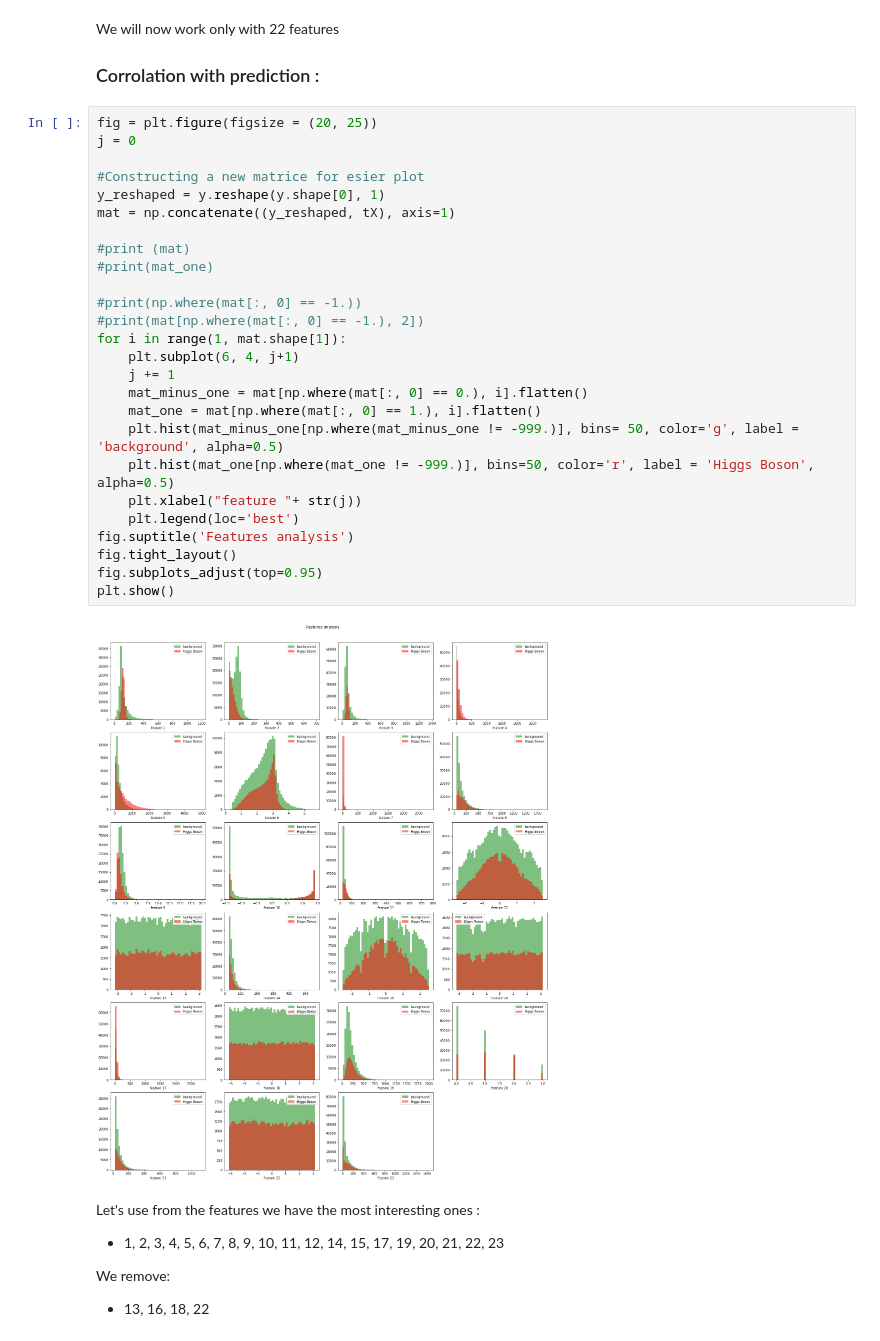
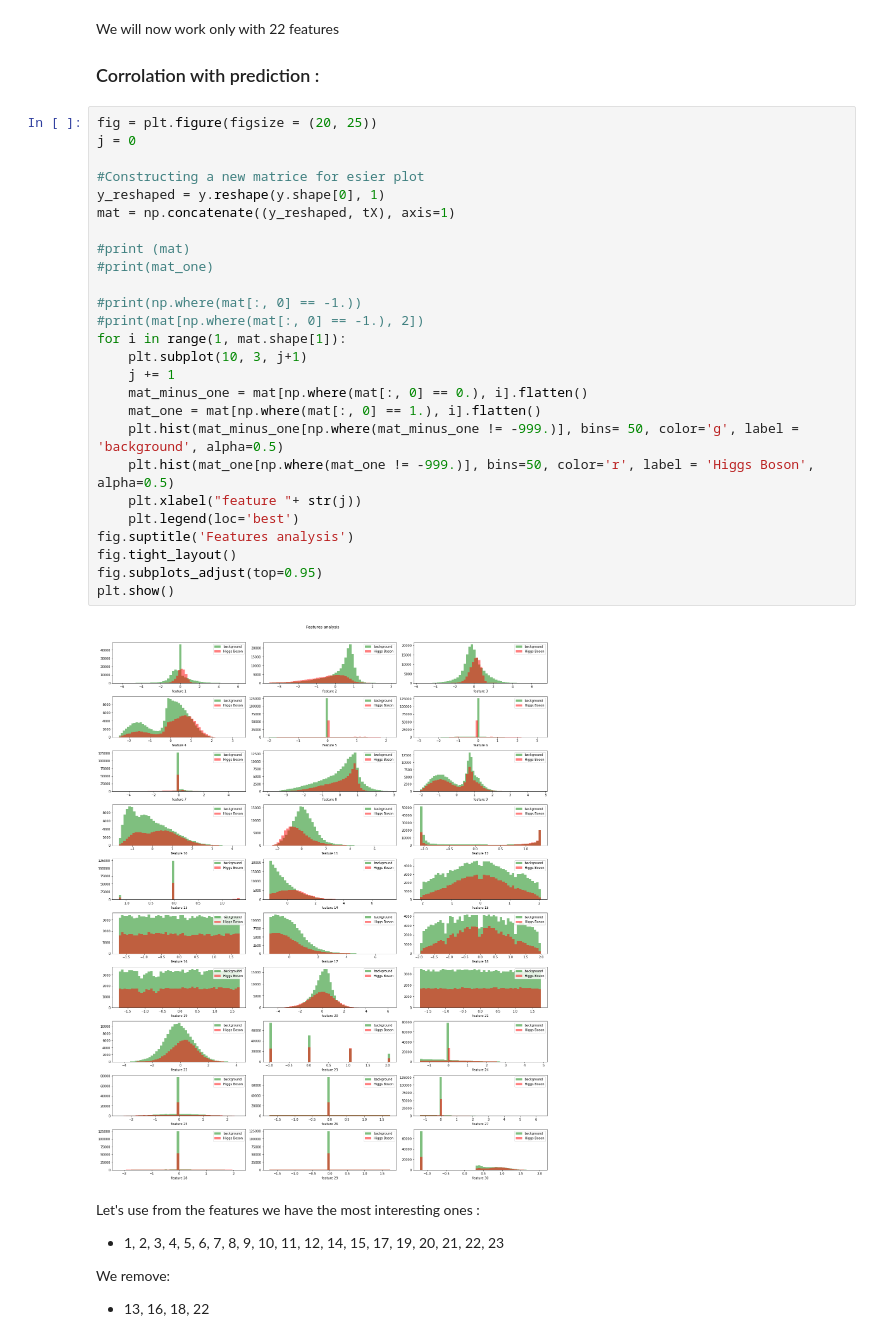
Before and after one commit to CS-433/ml-project-1-mgo, a Jupyter notebook: project1/scripts/project1.ipynb, the cells around one changed output. Saved outputs shown, nothing was run; the diff lists cells and outputs as text.

```diff
--- a/project1/scripts/project1.ipynb
+++ b/project1/scripts/project1.ipynb
@@ -639,31 +644,31 @@ We will now work only with 22 features
 # %%
 fig = plt.figure(figsize = (20, 25))
 j = 0
 
 #Constructing a new matrice for esier plot
 y_reshaped = y.reshape(y.shape[0], 1)
 mat = np.concatenate((y_reshaped, tX), axis=1)
 
 #print (mat)
 #print(mat_one)
 
 #print(np.where(mat[:, 0] == -1.))
 #print(mat[np.where(mat[:, 0] == -1.), 2])
 for i in range(1, mat.shape[1]):
-    plt.subplot(6, 4, j+1)
+    plt.subplot(10, 3, j+1)
     j += 1
     mat_minus_one = mat[np.where(mat[:, 0] == 0.), i].flatten()
     mat_one = mat[np.where(mat[:, 0] == 1.), i].flatten()
     plt.hist(mat_minus_one[np.where(mat_minus_one != -999.)], bins= 50, color='g', label = 'background', alpha=0.5)
     plt.hist(mat_one[np.where(mat_one != -999.)], bins=50, color='r', label = 'Higgs Boson', alpha=0.5)
     plt.xlabel("feature "+ str(j))
     plt.legend(loc='best')
 fig.suptitle('Features analysis')
 fig.tight_layout()
 fig.subplots_adjust(top=0.95)
 plt.show()
 # %% [output]
-[figure, old version]
+[figure, new version]
 # %% [markdown]
 Let's use from the features we have the most interesting ones :
 
```
Also changed, not shown: parts of 21 cells of this notebook, 2 other files.
